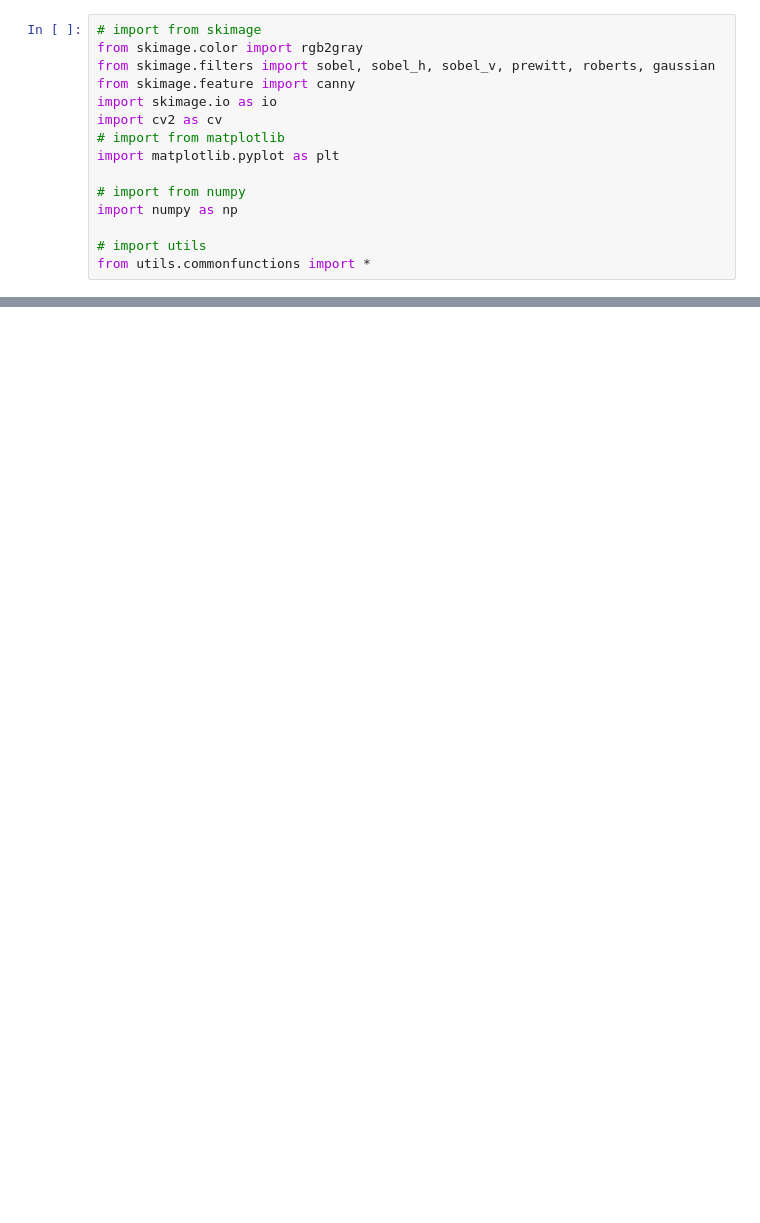
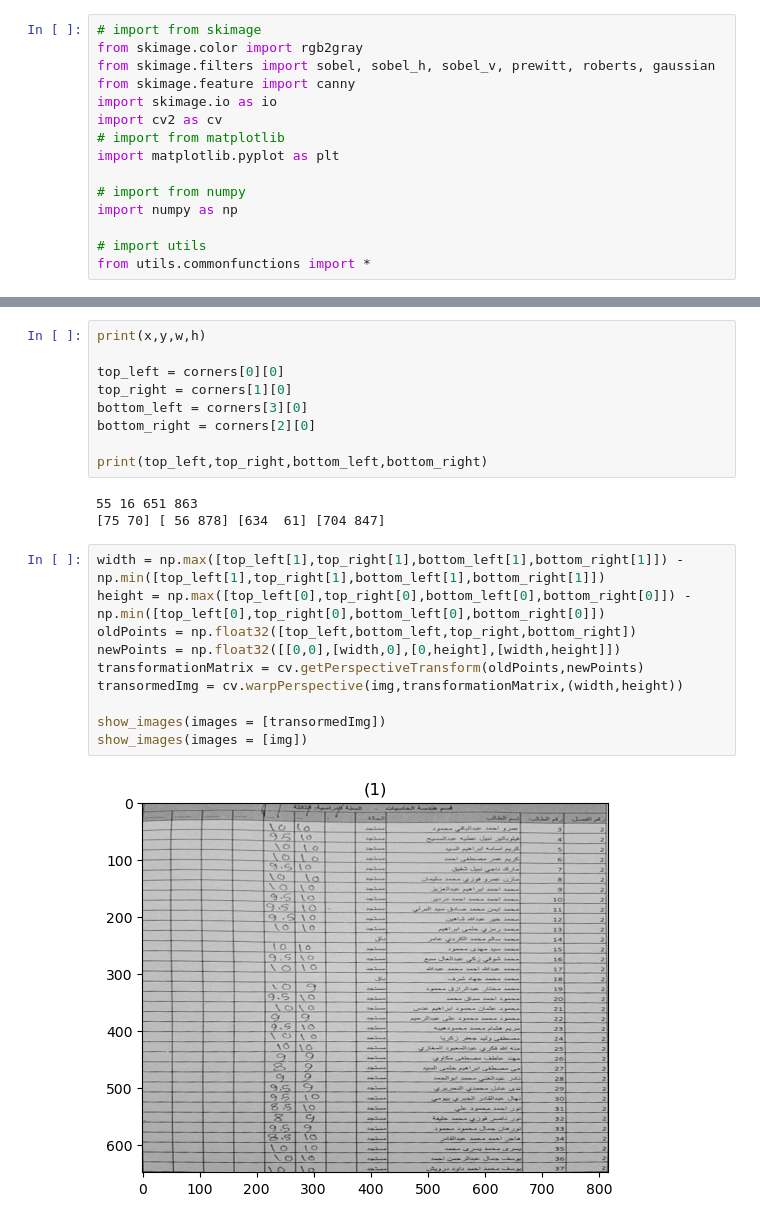
Before and after one commit to ZiadSheriif/Sa7a7LY, a Jupyter notebook: init.ipynb, the cells around one changed output, grey strips where cells are left out. Saved outputs shown, nothing was run; the diff lists cells and outputs as text; blank space fills up the shorter version.

```diff
--- a/init.ipynb
+++ b/init.ipynb
@@ -80,0 +112,24 @@ show_images([grey_scale,filteredImg,dilatedImg,edges,cannyEdges])
+# %%
+print(x,y,w,h)
+
+top_left = corners[0][0]
+top_right = corners[1][0]
+bottom_left = corners[3][0]
+bottom_right = corners[2][0]
+
+print(top_left,top_right,bottom_left,bottom_right)
+# %% [output]
+55 16 651 863
+[75 70] [ 56 878] [634  61] [704 847]
+# %%
+width = np.max([top_left[1],top_right[1],bottom_left[1],bottom_right[1]]) - np.min([top_left[1],top_right[1],bottom_left[1],bottom_right[1]])
+height = np.max([top_left[0],top_right[0],bottom_left[0],bottom_right[0]]) - np.min([top_left[0],top_right[0],bottom_left[0],bottom_right[0]])
+oldPoints = np.float32([top_left,bottom_left,top_right,bottom_right])
+newPoints = np.float32([[0,0],[width,0],[0,height],[width,height]])
+transformationMatrix = cv.getPerspectiveTransform(oldPoints,newPoints)
+transormedImg = cv.warpPerspective(img,transformationMatrix,(width,height))
+
+show_images(images = [transormedImg])
+show_images(images = [img])
+# %% [output]
+[figure, added]
```
Also changed, not shown: parts of 13 cells of this notebook, 2 other files.
